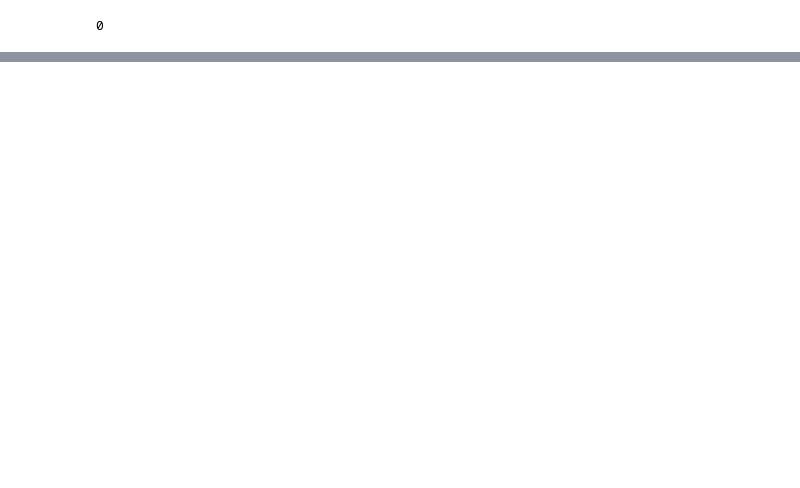
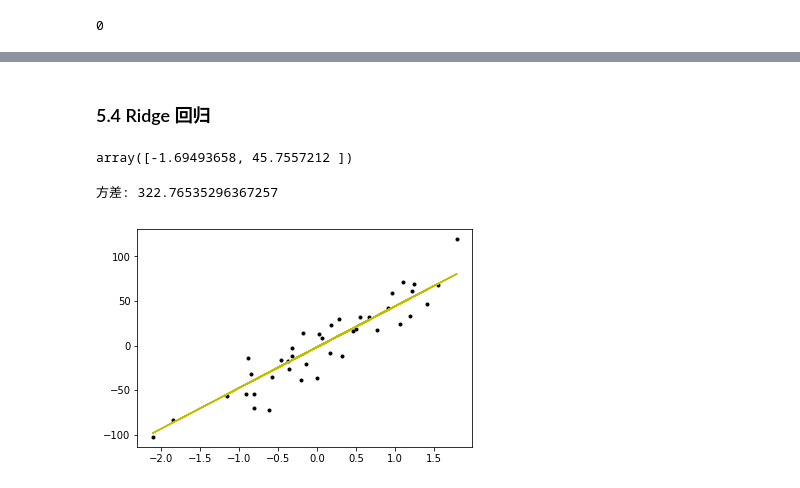
Before and after one commit to zingp/machine-learning, a Jupyter notebook: LinearModel/linear_regression.ipynb, the cells around one changed output, grey strips where cells are left out. Drawn from its saved outputs; the diff is of its cells as text; code cells hidden in the pictures; blank space fills up the shorter version.

```diff
--- a/LinearModel/linear_regression.ipynb
+++ b/LinearModel/linear_regression.ipynb
@@ -261,0 +265,26 @@ f(2)
+# %% [markdown]
+### 5.4 Ridge 回归
+# %%
+class RidgeLinearRegression(Regression):
+    def __init__(self, alpha,n_iterations=1000,learning_rate=0.01):
+        self.ragularization = l2_regularization(alpha=alpha)
+        super(RidgeLinearRegression, self).__init__(n_iterations, learning_rate)
+
+    def fit(self, X, y):
+        super(RidgeLinearRegression, self).fit(X, y)
+
+    def predict(self, X):
+        return super(RidgeLinearRegression, self).predict(X)
+# %%
+ridge_model = RidgeLinearRegression(alpha=120, n_iterations=1000, learning_rate=0.01)
+# %%
+ridge_model.fit(X_train, y_train)
+# %%
+ridge_model.w
+# %% [output]
+array([-1.69493658, 45.7557212 ])
+# %%
+test_and_draw(ridge_model)
+# %% [output]
+方差: 322.76535296367257
+[figure, added]
```
Also changed, not shown: parts of 14 cells of this notebook.
